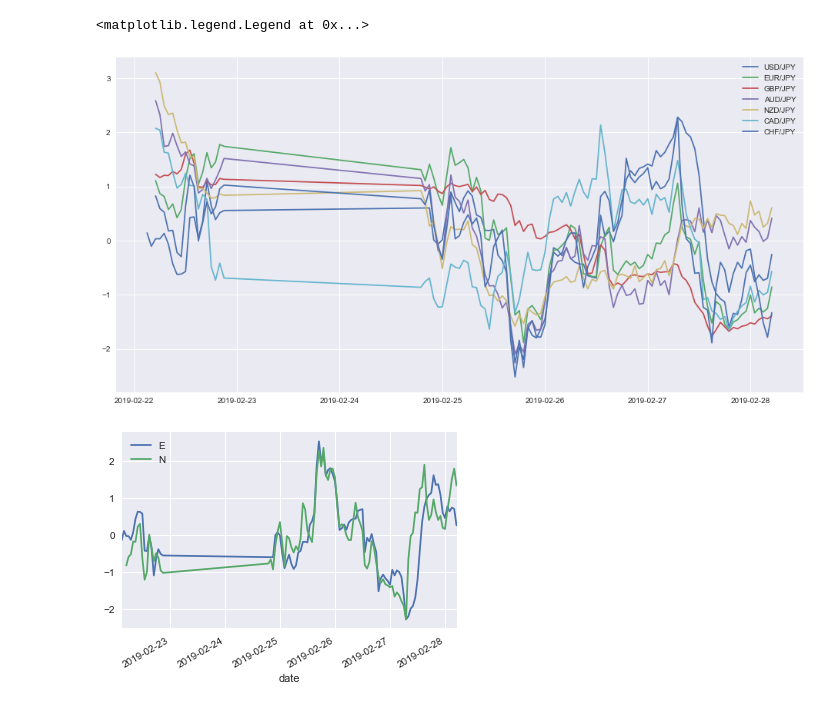
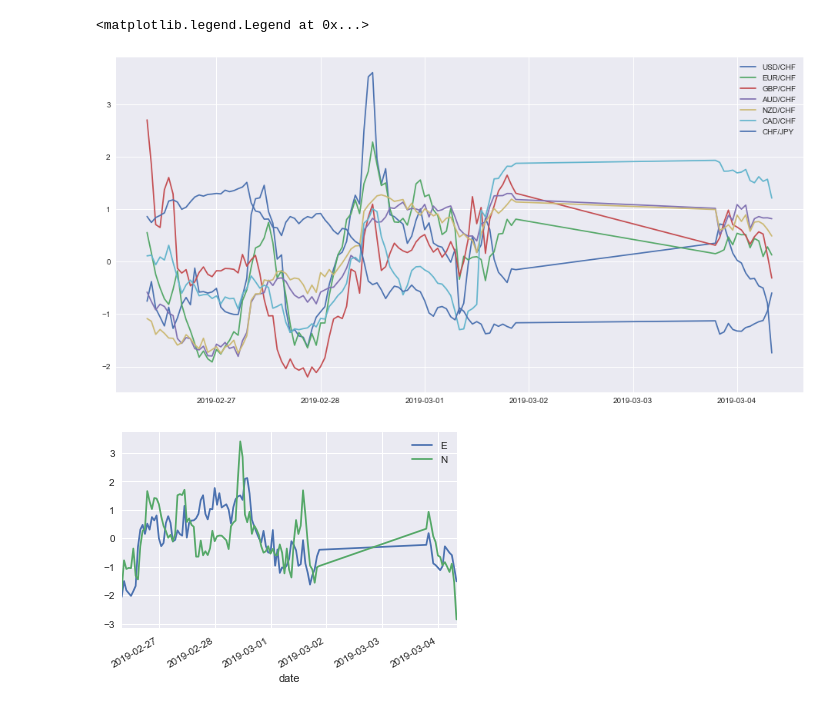
Before and after one commit to ballmdr/blockchain-python, a Jupyter notebook: FXCM/Pairs Trading.ipynb, the cells around one changed output. Saved outputs shown, nothing was run; the diff lists cells and outputs as text; code cells hidden in the pictures.

```diff
--- a/FXCM/Pairs Trading.ipynb
+++ b/FXCM/Pairs Trading.ipynb
@@ -70,23 +70,23 @@ print (pairs)
 # %%
-s_split = 'JPY'
+s_split = 'CHF'
 plt.figure(figsize=(16,8))
 for symbol in symbols:
     #if df[symbol].iloc[-1]['Close_z'] >  2 or df[symbol].iloc[-1]['Close_z'] < -2 or True:
     tmp_split = symbol.split('/')
     if (tmp_split[0] == s_split or tmp_split[1] == s_split):
         if tmp_split[1] == s_split:
             df[symbol]['Close_z'] *= -1
         plt.plot(df[symbol]['Close_z'], label=symbol)
 plt.legend()
 # %% [output]
 <matplotlib.legend.Legend at 0x...>
-[figure, old version]
+[figure, new version]
 # %%
-df['USD/JPY']['Close_z'].plot(label='E')
-df['CHF/JPY']['Close_z'].plot(label='N')
+df['AUD/NZD']['Close_z'].plot(label='E')
+df['EUR/USD']['Close_z'].plot(label='N')
 plt.legend()
 plt.show()
 # %% [output]
-[figure, old version]
+[figure, new version]
 # %%
 s = 'USD/CHF'
```
Also changed, not shown: parts of 2 cells of this notebook, 8 other files.
